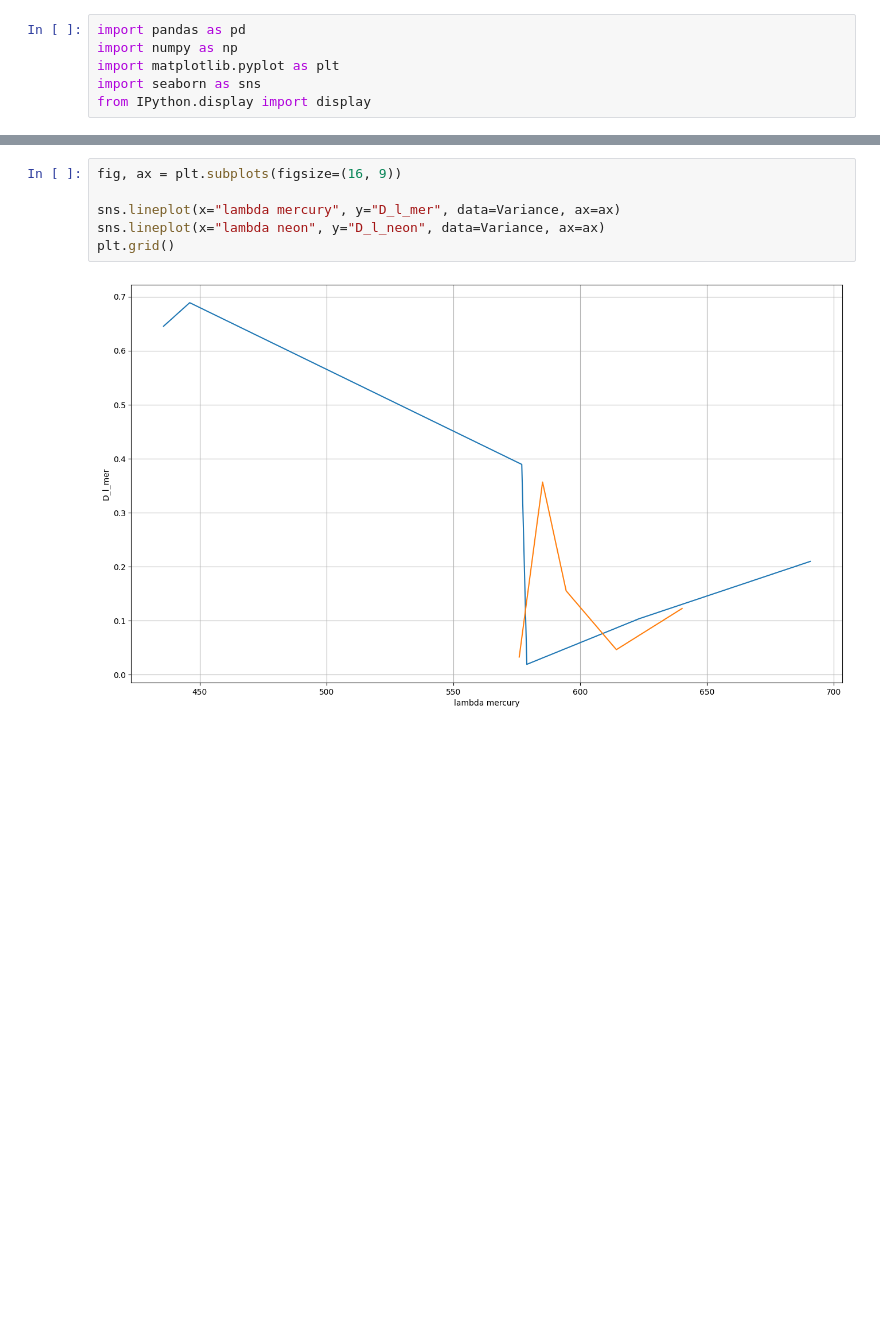
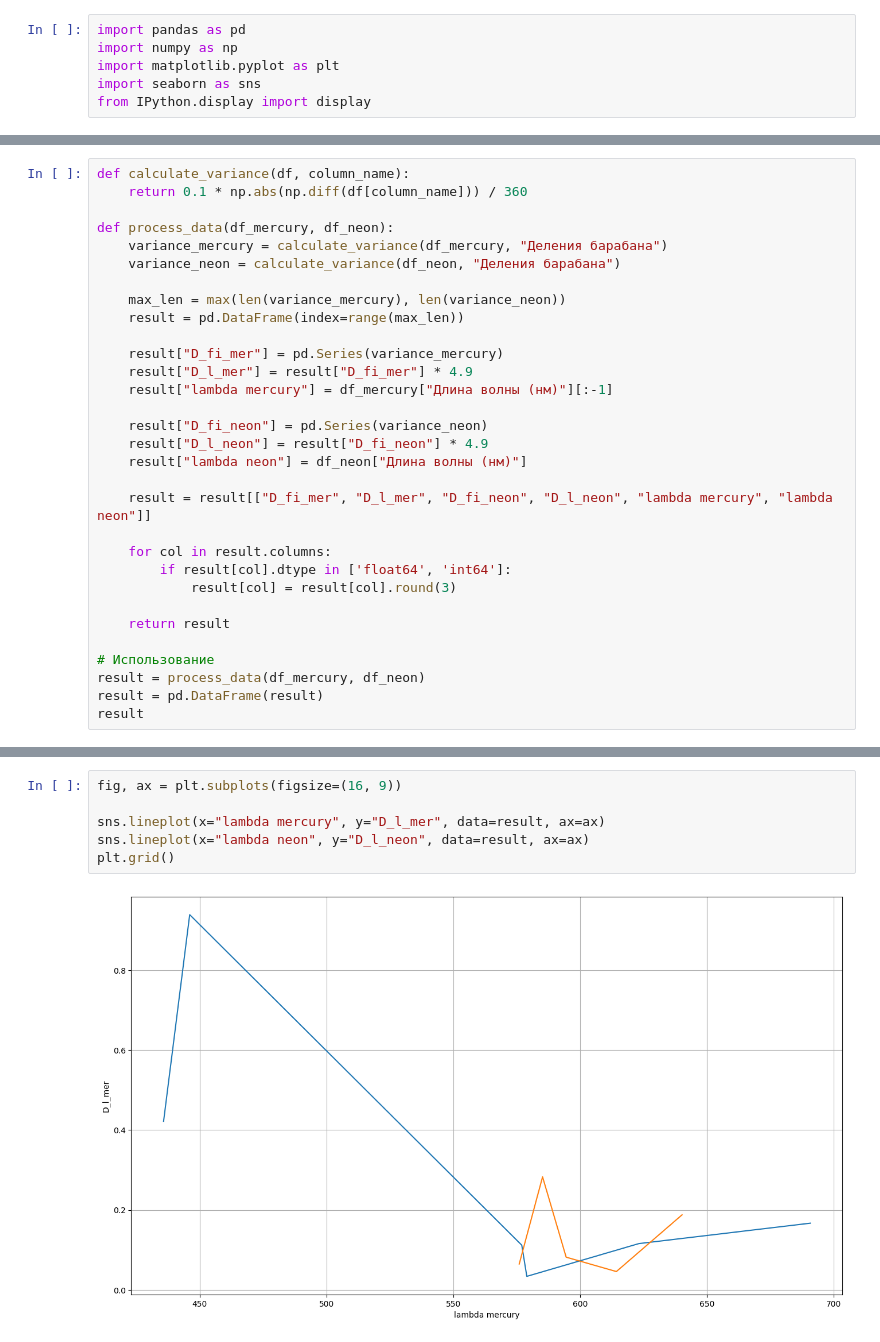
Before and after one commit to replicaCortex/Keres, a Jupyter notebook: Physics/2Lab.ipynb, the cells around one changed output, grey strips where cells are left out. Saved outputs shown, nothing was run; the diff lists cells and outputs as text; blank space fills up the shorter version.

```diff
--- a/Physics/2Lab.ipynb
+++ b/Physics/2Lab.ipynb
@@ -102,0 +129,31 @@ Variance.T
+# %%
+def calculate_variance(df, column_name):
+    return 0.1 * np.abs(np.diff(df[column_name])) / 360
+
+def process_data(df_mercury, df_neon):
+    variance_mercury = calculate_variance(df_mercury, "Деления барабана")
+    variance_neon = calculate_variance(df_neon, "Деления барабана")
+
+    max_len = max(len(variance_mercury), len(variance_neon))
+    result = pd.DataFrame(index=range(max_len))
+
+    result["D_fi_mer"] = pd.Series(variance_mercury)
+    result["D_l_mer"] = result["D_fi_mer"] * 4.9
+    result["lambda mercury"] = df_mercury["Длина волны (нм)"][:-1]
+
+    result["D_fi_neon"] = pd.Series(variance_neon)
+    result["D_l_neon"] = result["D_fi_neon"] * 4.9
+    result["lambda neon"] = df_neon["Длина волны (нм)"]
+
+    result = result[["D_fi_mer", "D_l_mer", "D_fi_neon", "D_l_neon", "lambda mercury", "lambda neon"]]
+
+    for col in result.columns:
+        if result[col].dtype in ['float64', 'int64']:
+            result[col] = result[col].round(3)
+
+    return result
+
+# Использование
+result = process_data(df_mercury, df_neon)
+result = pd.DataFrame(result)
+result
@@ -103,8 +168,8 @@ Variance.T
 # %%
 fig, ax = plt.subplots(figsize=(16, 9))
 
-sns.lineplot(x="lambda mercury", y="D_l_mer", data=Variance, ax=ax)
-sns.lineplot(x="lambda neon", y="D_l_neon", data=Variance, ax=ax)
+sns.lineplot(x="lambda mercury", y="D_l_mer", data=result, ax=ax)
+sns.lineplot(x="lambda neon", y="D_l_neon", data=result, ax=ax)
 plt.grid()
 # %% [output]
-[figure, old version]
+[figure, new version]
```
Also changed, not shown: parts of 7 cells of this notebook.
